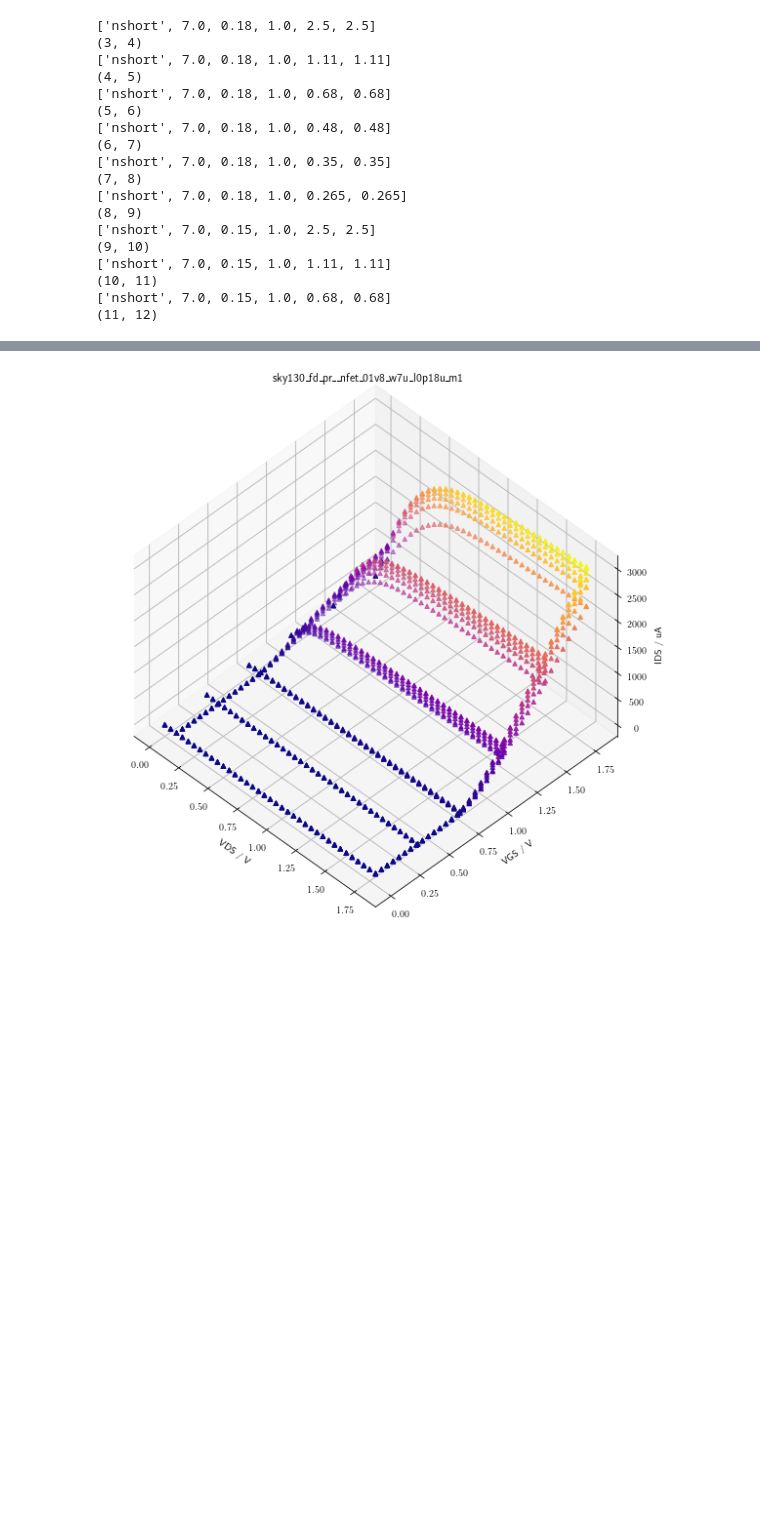
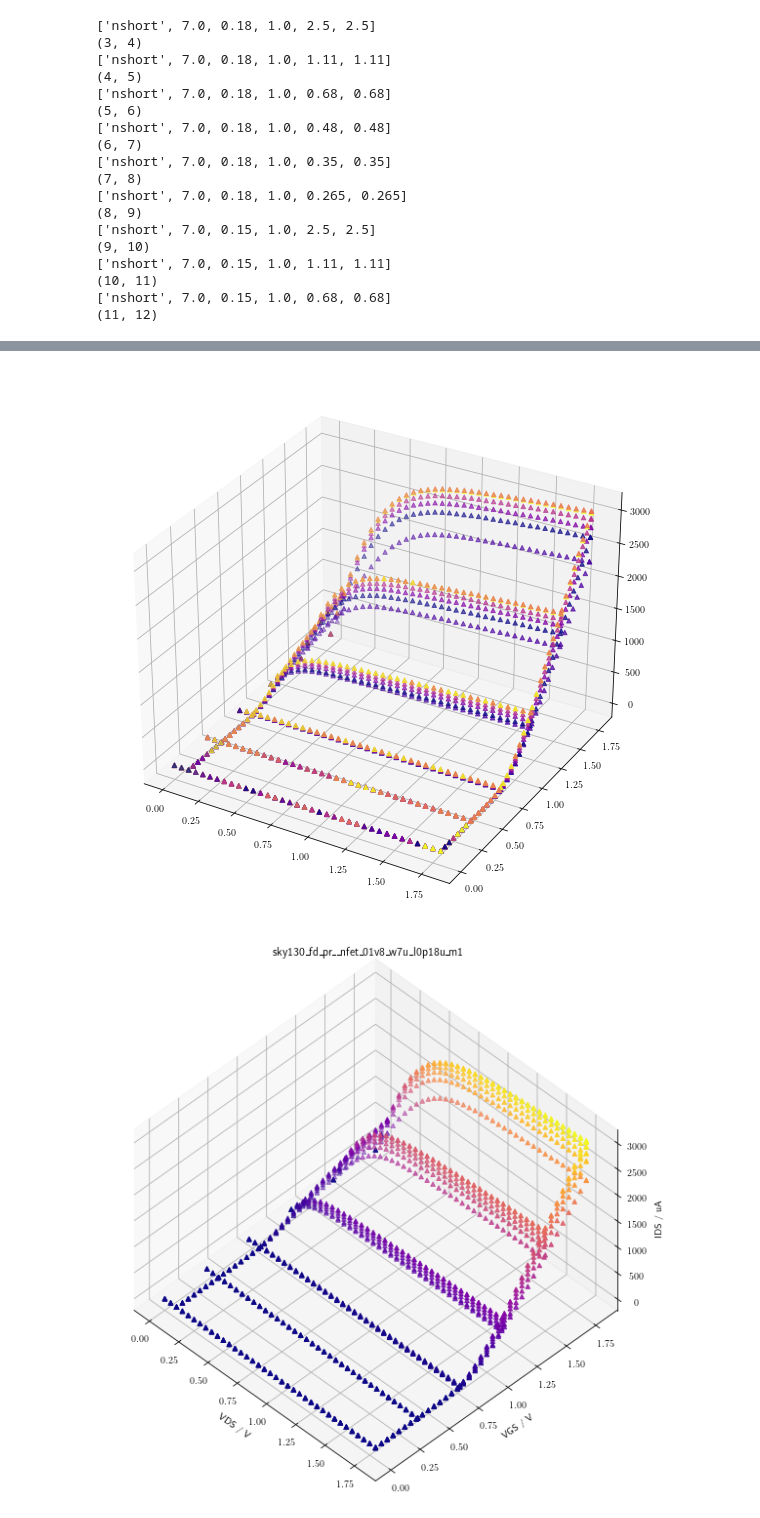
Before and after one commit to andylithia/skywater-pdk-sky130-raw-data, a Jupyter notebook: notebooks/sky130_extract_data.ipynb, the cells around one changed output, grey strips where cells are left out. Drawn from its saved outputs; the diff is of its cells as text; code cells hidden in the pictures; blank space fills up the shorter version.

```diff
--- a/notebooks/sky130_extract_data.ipynb
+++ b/notebooks/sky130_extract_data.ipynb
@@ -338,3 +316,38 @@ sio.savemat(key+'_ids_v_vg_vd.mat',mat)
+# %%
+
+# Show (VGS, VDS) Coverage
+my_cmap = plt.get_cmap('plasma')
+fig = plt.figure(figsize = (10, 10))
+ax = plt.axes(projection='3d')
+
+vd_list_flatten   = []
+vg_list_flatten   = []
+ids_list_flatten  = []
+sasb_list_flatten = []
+
+for i in range(len(sasb_list_all)):
+# for i in [0,1,10,11]:
+    dlen = len(vd_list_all[i])
+    vd_list_flatten  +=vd_list_all[i]
+    vg_list_flatten  +=vg_list_all[i]
+    ids_list_flatten +=ids_list_all[i]
+    sasb_list_flatten+=[np.log(sasb_list_all[i][0])]*dlen
+
+sctt3d = ax.scatter3D(vd_list_flatten, vg_list_flatten, list(e*1e6 for e in ids_list_flatten), c=sasb_list_flatten, cmap = my_cmap, marker ='^')
+
+import scipy.io as sio
+
+# Save Data into a MATLAB .mat
+mat = {}
+mat['vd_list_flatten'] = vd_list_flatten
+mat['vg_list_flatten'] = vg_list_flatten
+mat['ids_list_flatten'] = ids_list_flatten
+mat['sasb_list_flatten'] = sasb_list_flatten
+
+key = 'sky130_fd_pr__nfet_01v8_w7u_l0p18u_m1'
+sio.savemat(key+'_ids_v_vg_vd.mat',mat)
+# %% [output]
+[figure, added]
 # %%
 
 # Show (VGS, VDS) Coverage
```
Also changed, not shown: parts of 6 cells of this notebook, 4 other files.
